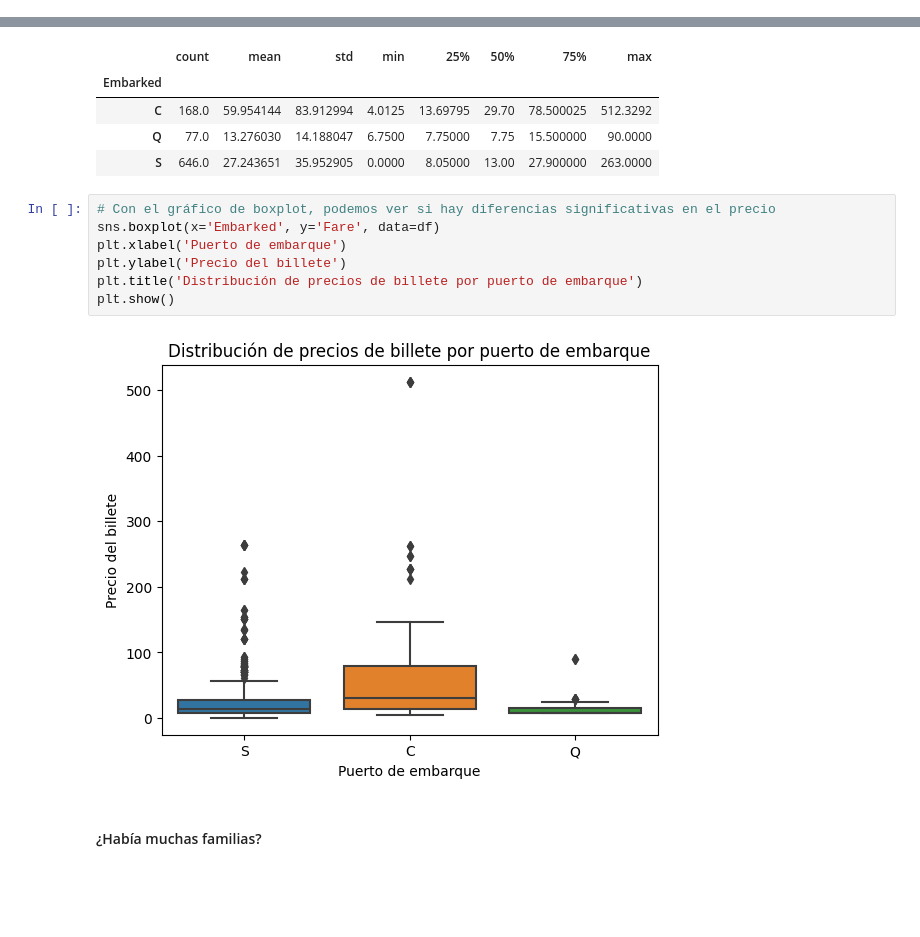
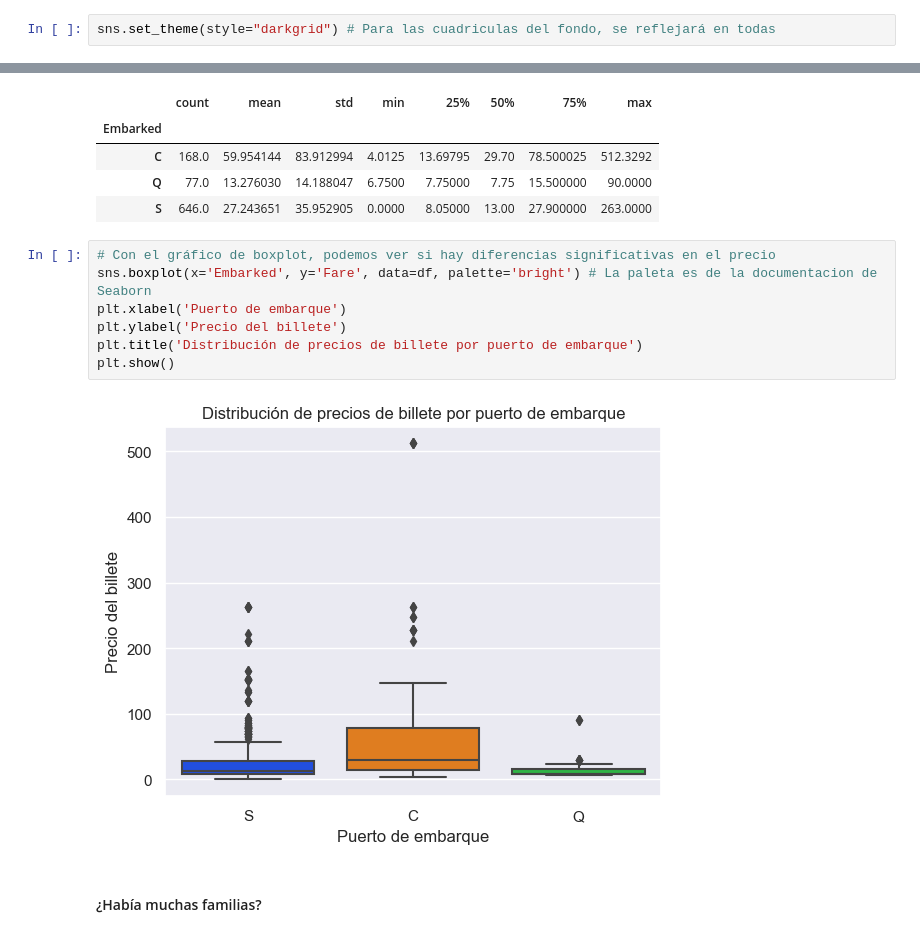
Before and after one commit to JaimeVecina/Ejercicio_Titanic_Proyecto, a Jupyter notebook: Ejercicio_Titanic.ipynb, the cells around one changed output, grey strips where cells are left out. Saved outputs shown, nothing was run; the diff lists cells and outputs as text; blank space fills up the shorter version.

```diff
--- a/Ejercicio_Titanic.ipynb
+++ b/Ejercicio_Titanic.ipynb
@@ -12,6 +12,8 @@ import seaborn as sns
 import matplotlib.pyplot as plt
 
 %matplotlib inline
+# %%
+sns.set_theme(style="darkgrid") # Para las cuadriculas del fondo, se reflejará en todas
 # %% [markdown]
 ### Cargamos el Dataset
 # %%
@@ -421,13 +439,13 @@ df.groupby('Embarked')['Fare'].describe()
 | S | 646.0 | 27.243651 | 35.952905 | 0.0000 | 8.05000 | 13.00 | 27.900000 | 263.0000 |
 # %%
 # Con el gráfico de boxplot, podemos ver si hay diferencias significativas en el precio
-sns.boxplot(x='Embarked', y='Fare', data=df)
+sns.boxplot(x='Embarked', y='Fare', data=df, palette='bright') # La paleta es de la documentacion de Seaborn
 plt.xlabel('Puerto de embarque')
 plt.ylabel('Precio del billete')
 plt.title('Distribución de precios de billete por puerto de embarque')
 plt.show()
 # %% [output]
-[figure, old version]
+[figure, new version]
 # %% [markdown]
 #### ¿Había muchas familias?
 # %%
```
Also changed, not shown: parts of 23 cells of this notebook.
